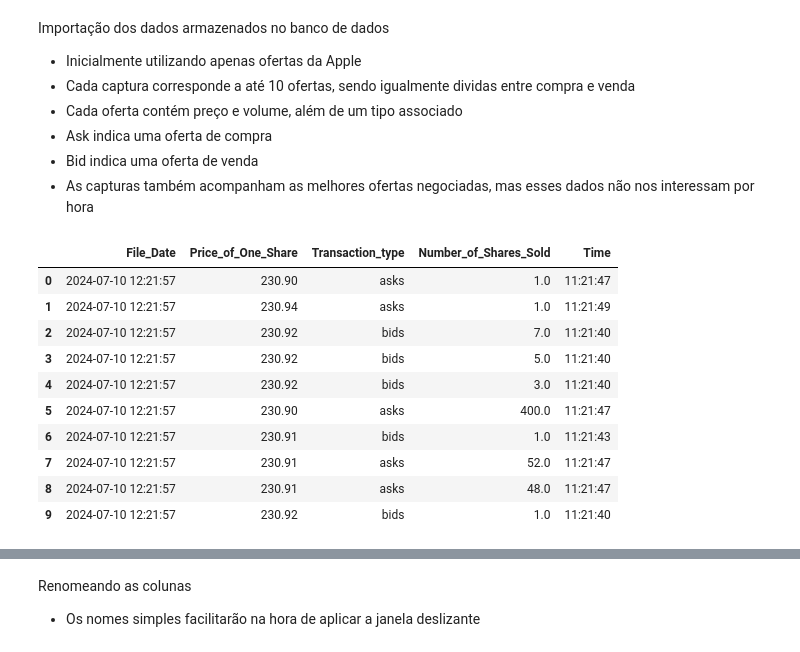
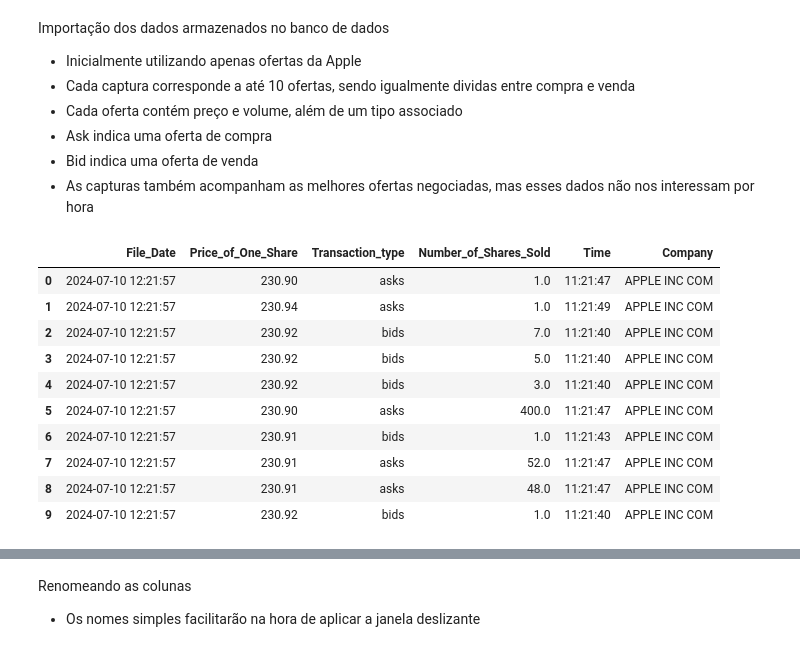
Before and after one commit to AILAB-CEFET-RJ/dtml, a Jupyter notebook: notebook/data_featuring.ipynb, the cells around one changed output, grey strips where cells are left out. Cells and saved outputs as stored; diff of their text form; code cells hidden in the pictures.

```diff
--- a/notebook/data_featuring.ipynb
+++ b/notebook/data_featuring.ipynb
@@ -13,23 +13,23 @@ Importação dos dados armazenados no banco de dados
 # %%
 import os
 import pandas as pd
 import numpy as np
 
 input_path = os.path.join('df_final.csv')
 df = pd.read_csv(input_path, parse_dates=["File_Date"])
 
 df = df[df['Company'] == 'APPLE INC COM']
-df = df[["File_Date", "Price_of_One_Share", "Transaction_type", "Number_of_Shares_Sold", "Time" ]]
+df = df[["File_Date", "Price_of_One_Share", "Transaction_type", "Number_of_Shares_Sold", "Time", "Company" ]]
 df.head(10) #print
 # %% [output]
-|  | File_Date | Price_of_One_Share | Transaction_type | Number_of_Shares_Sold | Time |
-| 0 | 2024-07-10 12:21:57 | 230.90 | asks | 1.0 | 11:21:47 |
-| 1 | 2024-07-10 12:21:57 | 230.94 | asks | 1.0 | 11:21:49 |
-| 2 | 2024-07-10 12:21:57 | 230.92 | bids | 7.0 | 11:21:40 |
-| 3 | 2024-07-10 12:21:57 | 230.92 | bids | 5.0 | 11:21:40 |
-| 4 | 2024-07-10 12:21:57 | 230.92 | bids | 3.0 | 11:21:40 |
-| 5 | 2024-07-10 12:21:57 | 230.90 | asks | 400.0 | 11:21:47 |
-| 6 | 2024-07-10 12:21:57 | 230.91 | bids | 1.0 | 11:21:43 |
-| 7 | 2024-07-10 12:21:57 | 230.91 | asks | 52.0 | 11:21:47 |
-| 8 | 2024-07-10 12:21:57 | 230.91 | asks | 48.0 | 11:21:47 |
-| 9 | 2024-07-10 12:21:57 | 230.92 | bids | 1.0 | 11:21:40 |
+|  | File_Date | Price_of_One_Share | Transaction_type | Number_of_Shares_Sold | Time | Company |
+| 0 | 2024-07-10 12:21:57 | 230.90 | asks | 1.0 | 11:21:47 | APPLE INC COM |
+| 1 | 2024-07-10 12:21:57 | 230.94 | asks | 1.0 | 11:21:49 | APPLE INC COM |
+| 2 | 2024-07-10 12:21:57 | 230.92 | bids | 7.0 | 11:21:40 | APPLE INC COM |
+| 3 | 2024-07-10 12:21:57 | 230.92 | bids | 5.0 | 11:21:40 | APPLE INC COM |
+| 4 | 2024-07-10 12:21:57 | 230.92 | bids | 3.0 | 11:21:40 | APPLE INC COM |
+| 5 | 2024-07-10 12:21:57 | 230.90 | asks | 400.0 | 11:21:47 | APPLE INC COM |
+| 6 | 2024-07-10 12:21:57 | 230.91 | bids | 1.0 | 11:21:43 | APPLE INC COM |
+| 7 | 2024-07-10 12:21:57 | 230.91 | asks | 52.0 | 11:21:47 | APPLE INC COM |
+| 8 | 2024-07-10 12:21:57 | 230.91 | asks | 48.0 | 11:21:47 | APPLE INC COM |
+| 9 | 2024-07-10 12:21:57 | 230.92 | bids | 1.0 | 11:21:40 | APPLE INC COM |
```
Also changed, not shown: parts of 15 cells of this notebook, 4 other files.
